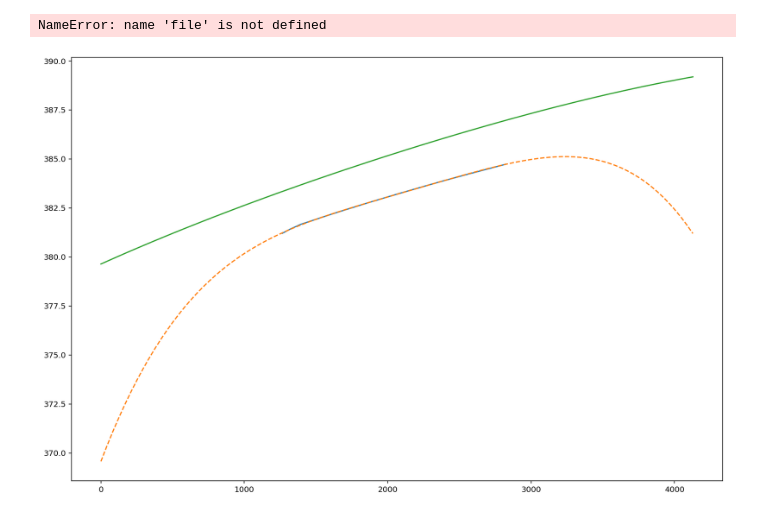
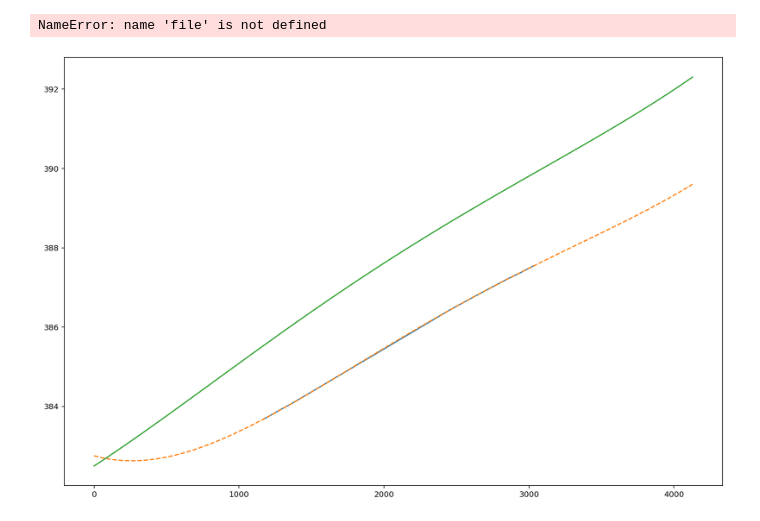
Before and after one commit to svenbuder/velocereduction, a Jupyter notebook: scripts/veloce_luminosa_wavelength_calibration.ipynb, the cells around one changed output. Cells and saved outputs as stored; diff of their text form; code cells hidden in the pictures.

Commit message:
ccd 1 order 158 mine, 159 image

```diff
--- a/scripts/veloce_luminosa_wavelength_calibration.ipynb
+++ b/scripts/veloce_luminosa_wavelength_calibration.ipynb
@@ -256,7 +256,7 @@ for order in range(1,len(file)):
 # %% [output]
 NameError: name 'file' is not defined
 # %%
-for order_name in ['ccd_1_order_159']:
+for order_name in ['ccd_1_order_158']:
 
     plt.figure(figsize=(15,10))
     wavelength_coefficients = np.loadtxt('../veloce_luminosa_reduction/fixed_arc_positions/'+order_name+'_px_wl.txt',comments='#')
@@ -285,34 +285,34 @@ for order_name in ['ccd_1_order_159']:
     )
 
     try:
         adjusted_coeffs = [
             initial_wavelength_coeffs[order_name][0]-1.,
             initial_wavelength_coeffs[order_name][1]+0.0003,
             initial_wavelength_coeffs[order_name][2],
             initial_wavelength_coeffs[order_name][3],
             initial_wavelength_coeffs[order_name][4]
         ]
     except:
         adjusted_coeffs = [
             initial_wavelength_coeffs[order_name][0]-1.5,
             initial_wavelength_coeffs[order_name][1]+0.0003,
             initial_wavelength_coeffs[order_name][2],
             initial_wavelength_coeffs[order_name][3],
             0.0
         ]
 
     ydata = fourth_order(np.linspace(0,4128,100), *adjusted_coeffs)
 
 #     plt.ylim(np.min(ydata),np.max(ydata))
 
     plt.plot(
         np.linspace(0,4128,100),
         ydata
     )
     plt.show()
     plt.close()
 # %% [output]
-[figure, old version]
+[figure, new version]
 # %%
 def gaussian(x, b, A, mu, sigma):
     return b + A * np.exp(-(x - mu)**2 / (2 * sigma**2))
```
Also changed, not shown: 1 other file.
